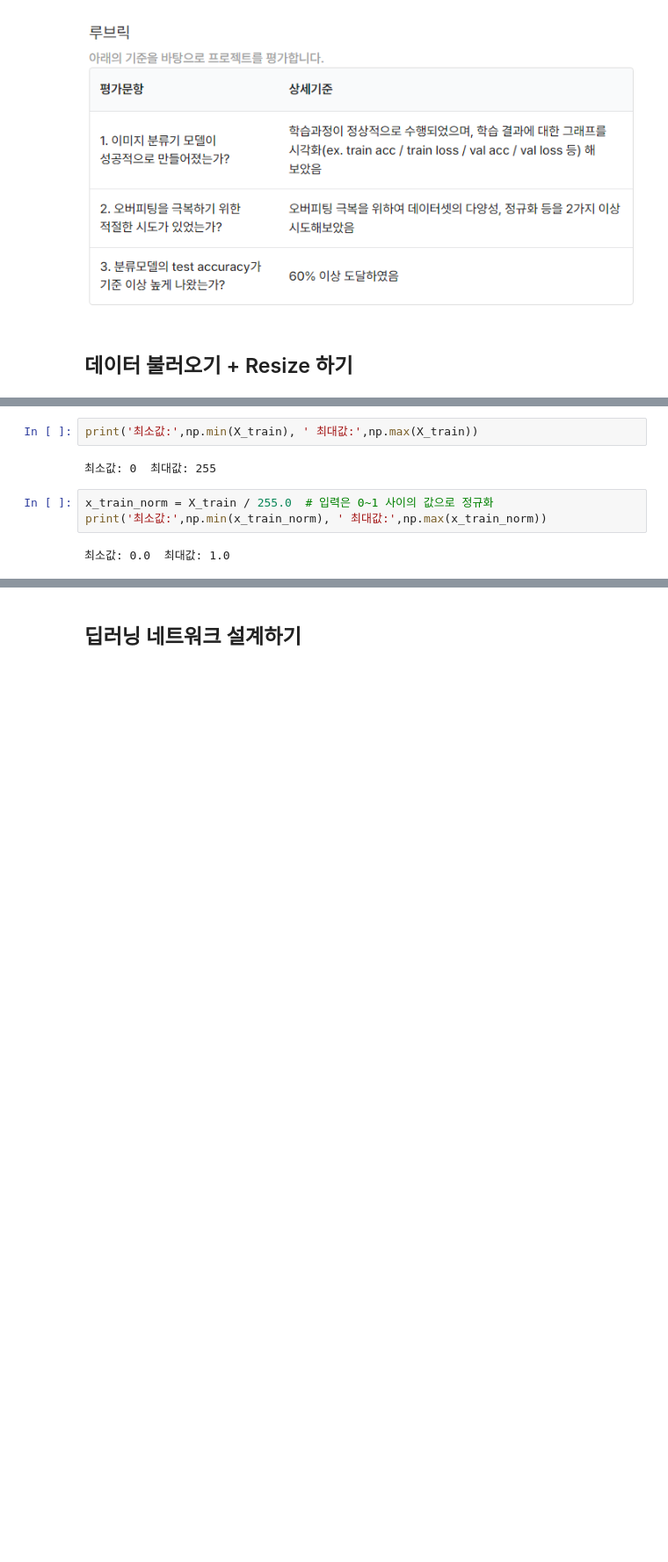
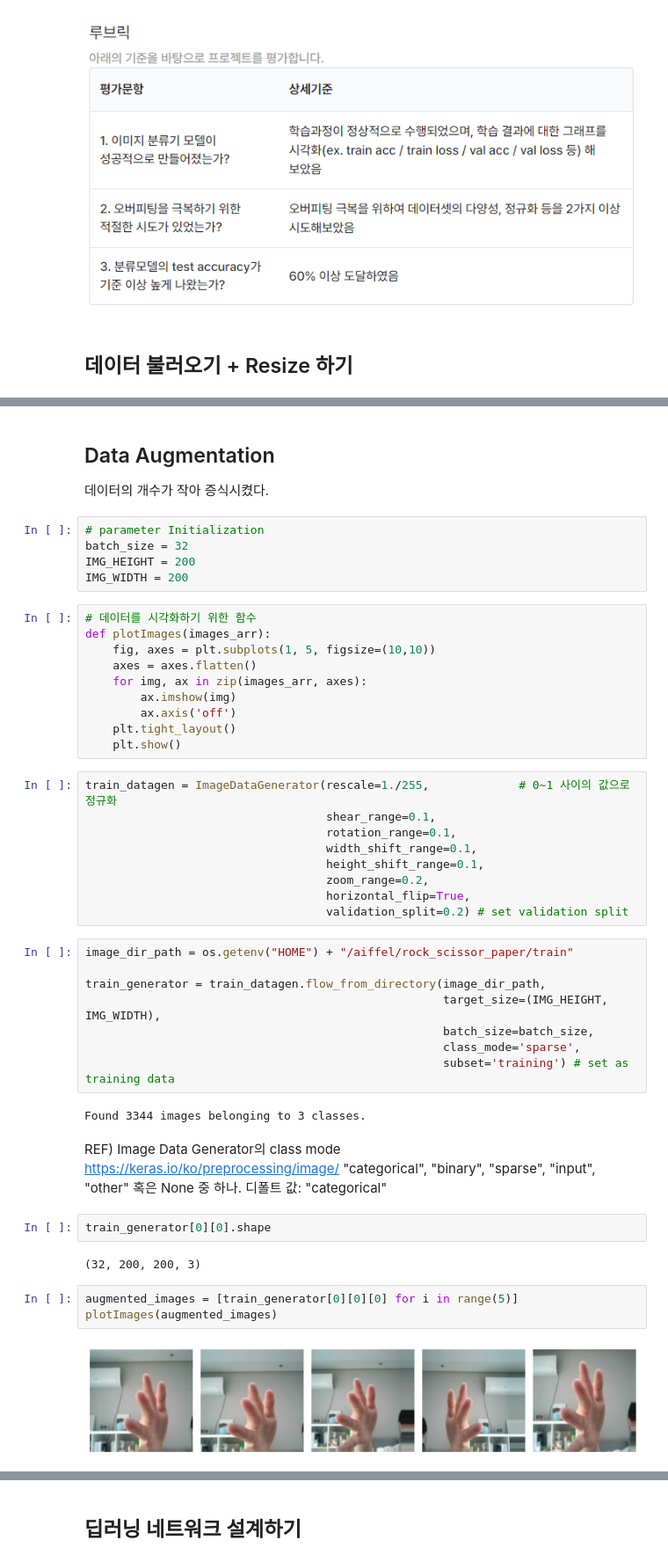
Before and after one commit to 9708aaaz/AIFFEL_online2nd, a Jupyter notebook: Exploration/[E-10]/[E-10]rock_scissors_paper.ipynb, the cells around one changed output, grey strips where cells are left out. Shown at 88% size. Drawn from its saved outputs; the diff is of its cells as text; blank space fills up the shorter version.

```diff
--- a/Exploration/[E-10]/[E-10]rock_scissors_paper.ipynb
+++ b/Exploration/[E-10]/[E-10]rock_scissors_paper.ipynb
@@ -117,9 +117,49 @@ print('라벨: ', y_train[0])
-# %%
-print('최소값:',np.min(X_train), ' 최대값:',np.max(X_train))
-# %% [output]
-최소값: 0  최대값: 255
-# %%
-x_train_norm = X_train / 255.0  # 입력은 0~1 사이의 값으로 정규화
-print('최소값:',np.min(x_train_norm), ' 최대값:',np.max(x_train_norm))
-# %% [output]
-최소값: 0.0  최대값: 1.0
+# %% [markdown]
+## Data Augmentation
+데이터의 개수가 작아 증식시켰다.
+# %%
+# parameter Initialization
+batch_size = 32
+IMG_HEIGHT = 200
+IMG_WIDTH = 200
+# %%
+# 데이터를 시각화하기 위한 함수
+def plotImages(images_arr):
+    fig, axes = plt.subplots(1, 5, figsize=(10,10))
+    axes = axes.flatten()
+    for img, ax in zip(images_arr, axes):
+        ax.imshow(img)
+        ax.axis('off')
+    plt.tight_layout()
+    plt.show()
+# %%
+train_datagen = ImageDataGenerator(rescale=1./255,             # 0~1 사이의 값으로 정규화
+                                   shear_range=0.1,
+                                   rotation_range=0.1,
+                                   width_shift_range=0.1,
+                                   height_shift_range=0.1,
+                                   zoom_range=0.2,
+                                   horizontal_flip=True,
+                                   validation_split=0.2) # set validation split
+# %%
+image_dir_path = os.getenv("HOME") + "/aiffel/rock_scissor_paper/train"
+
+train_generator = train_datagen.flow_from_directory(image_dir_path,
+                                                    target_size=(IMG_HEIGHT, IMG_WIDTH),
+                                                    batch_size=batch_size,
+                                                    class_mode='sparse',
+                                                    subset='training') # set as training data
+# %% [output]
+Found 3344 images belonging to 3 classes.
+# %% [markdown]
+REF) Image Data Generator의 class mode
+https://keras.io/ko/preprocessing/image/ "categorical", "binary", "sparse", "input", "other" 혹은 None 중 하나. 디폴트 값: "categorical"
+# %%
+train_generator[0][0].shape
+# %% [output]
+(32, 200, 200, 3)
+# %%
+augmented_images = [train_generator[0][0][0] for i in range(5)]
+plotImages(augmented_images)
+# %% [output]
+[figure, added]
```
Also changed, not shown: parts of 36 cells of this notebook.
